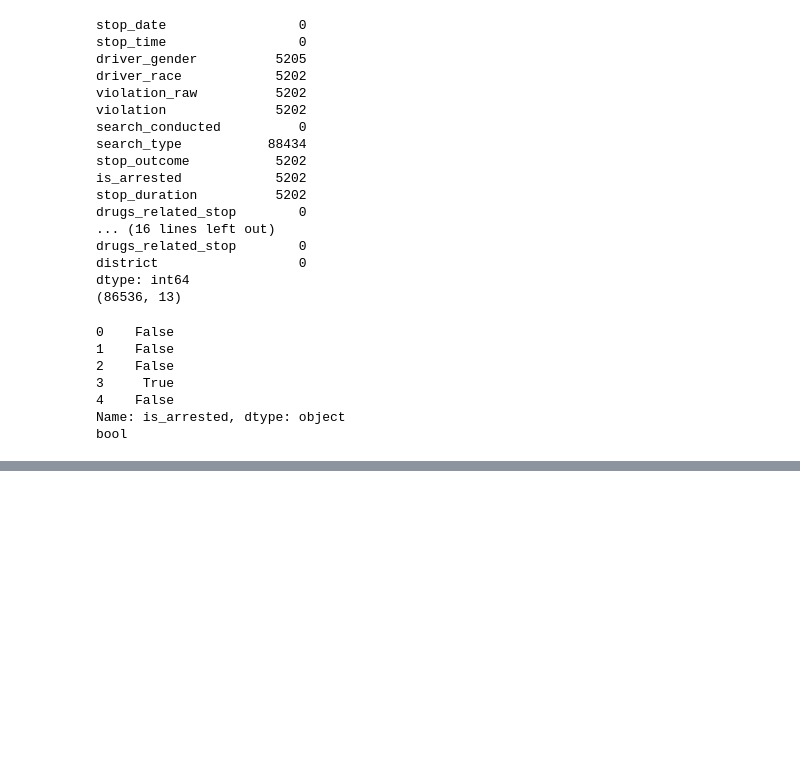
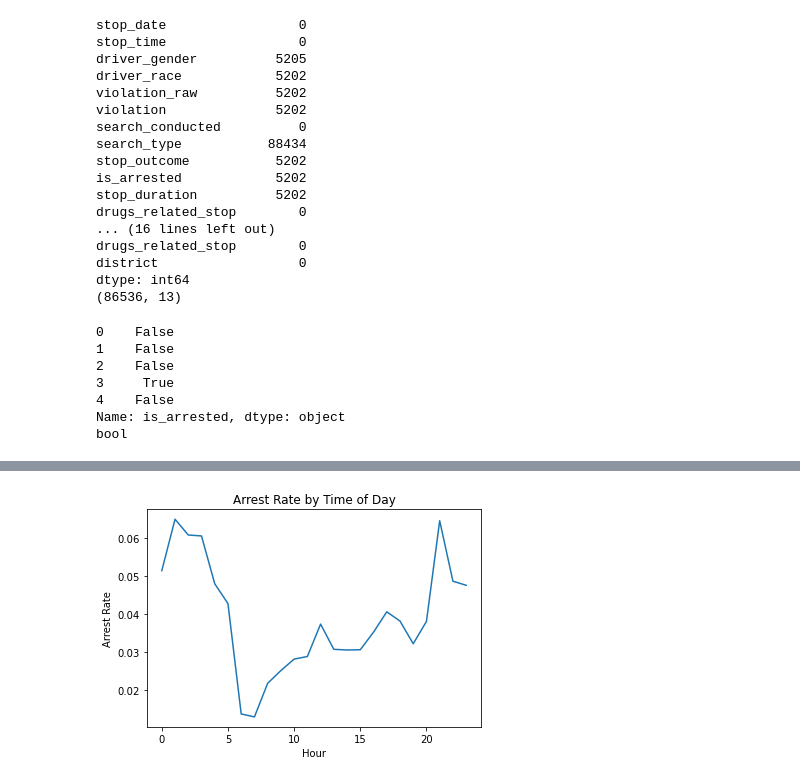
Before and after one commit to maikevin/Mini_Projects, a Jupyter notebook: Analyzing_Police_Data_with_Pandas/Analysis.ipynb, the cells around one changed output, grey strips where cells are left out. Cells and saved outputs as stored; diff of their text form; code cells hidden in the pictures; blank space fills up the shorter version.

```diff
--- a/Analyzing_Police_Data_with_Pandas/Analysis.ipynb
+++ b/Analyzing_Police_Data_with_Pandas/Analysis.ipynb
@@ -92,0 +118,9 @@ bool
+# %%
+# Set 'stop_datetime' as the index
+ri.set_index('stop_datetime', inplace=True)
+
+# Examine the index
+print(ri.index)
+
+# Examine the columns
+print(ri.columns)
@@ -92,0 +305,12 @@ bool
+# %%
+# Count the 'search_type' values
+print(ri.search_type.value_counts())
+
+# Check if 'search_type' contains the string 'Protective Frisk'
+ri['frisk'] = ri.search_type.str.contains('Protective Frisk', na=False)
+
+# Check the data type of 'frisk'
+print(ri['frisk'].dtypes)
+
+# Take the sum of 'frisk'
+print(ri['frisk'].sum())
@@ -92,0 +354,9 @@ bool
+# %%
+# Calculate the overall arrest rate
+print(ri.is_arrested.mean())
+
+# Calculate the hourly arrest rate
+print(ri.groupby(ri.index.hour).is_arrested.mean())
+
+# Save the hourly arrest rate
+hourly_arrest_rate = ri.groupby(ri.index.hour).is_arrested.mean()
@@ -92,0 +381,16 @@ bool
+# %%
+# Import matplotlib.pyplot as plt
+import matplotlib.pyplot as plt
+
+# Create a line plot of 'hourly_arrest_rate'
+hourly_arrest_rate.plot()
+
+# Add the xlabel, ylabel, and title
+plt.xlabel('Hour')
+plt.ylabel('Arrest Rate')
+plt.title('Arrest Rate by Time of Day')
+
+# Display the plot
+plt.show()
+# %% [output]
+[figure, added]
```
Also changed, not shown: parts of 50 cells of this notebook.
